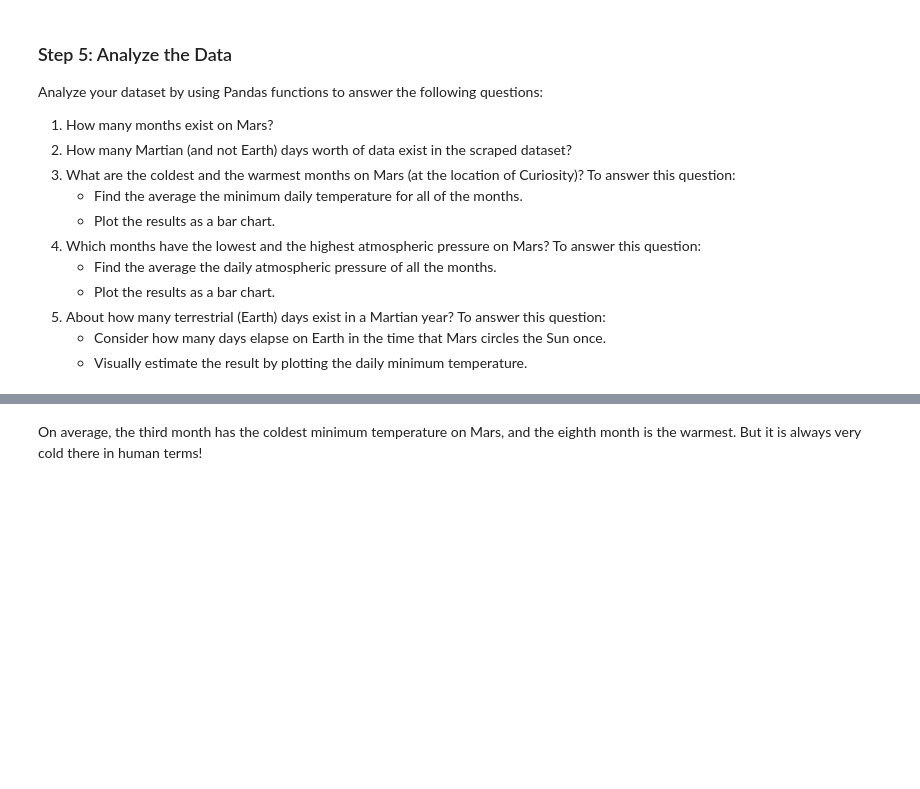
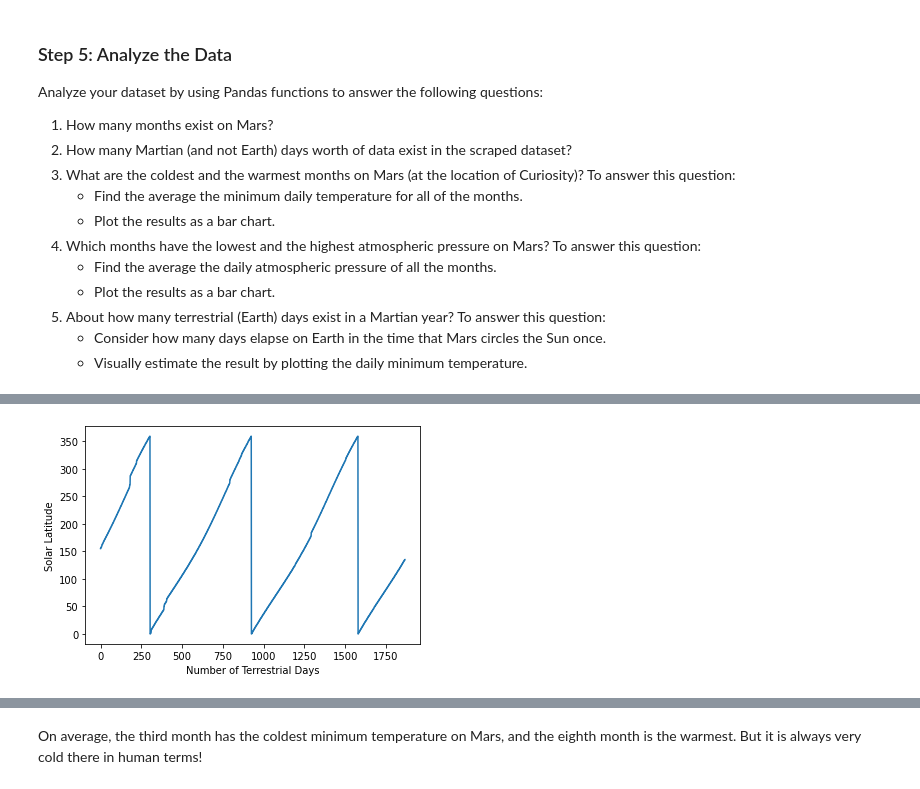
Before and after one commit to remarkd123/Challenge11-Mars_news, a Jupyter notebook: part_2_mars_weather.ipynb, the cells around one changed output, grey strips where cells are left out. Cells and saved outputs as stored; diff of their text form; code cells hidden in the pictures; blank space fills up the shorter version.

```diff
--- a/part_2_mars_weather.ipynb
+++ b/part_2_mars_weather.ipynb
@@ -157,2 +269,9 @@ Analyze your dataset by using Pandas functions to answer the following questions
 # %%
 # 5. How many terrestrial (earth) days are there in a Martian year?
+mars_weather_df['ls'].plot(
+    kind='line',
+    xlabel='Number of Terrestrial Days',
+    ylabel='Solar Latitude')
+plt.show()
+# %% [output]
+[figure, added]
```
Also changed, not shown: parts of 20 cells of this notebook, 1 other file.
